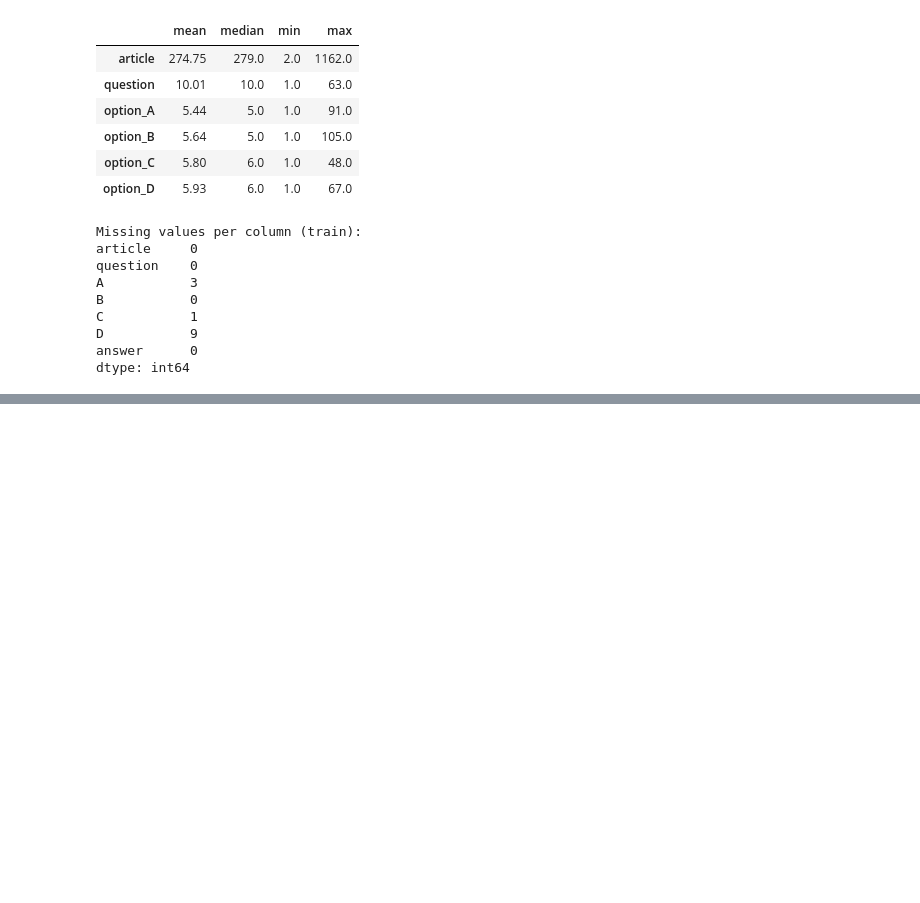
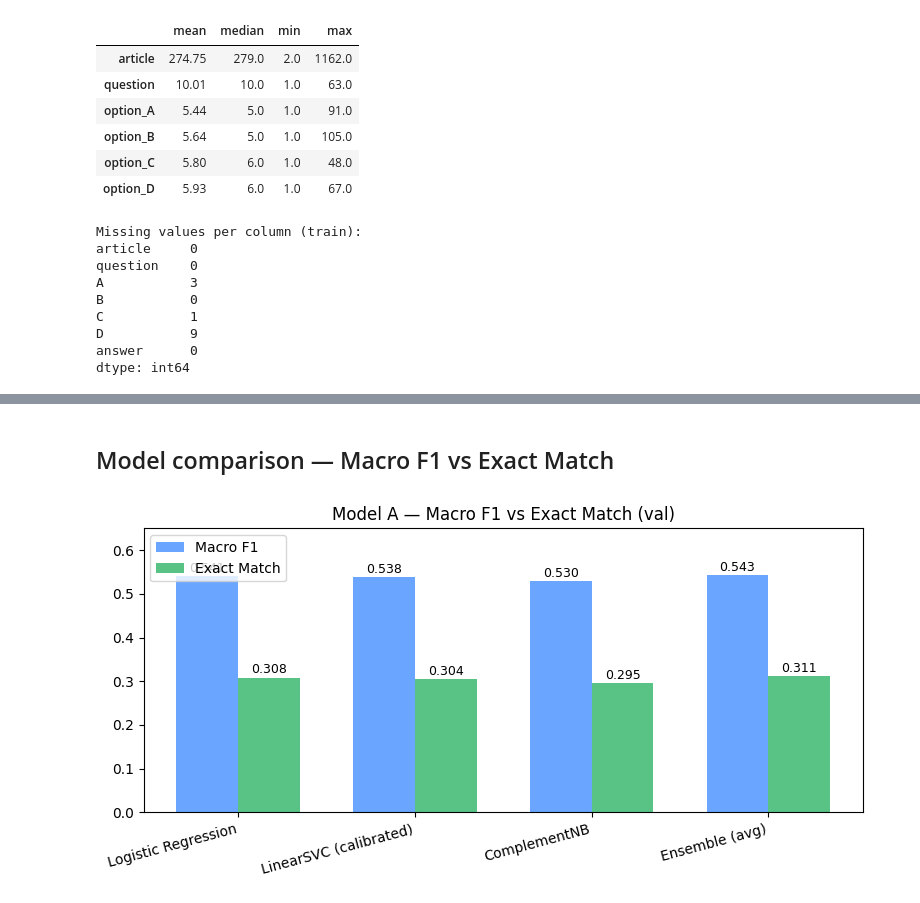
Before and after one commit to Hadeeed147/race-rc-project, a Jupyter notebook: notebooks/EDA.ipynb, the cells around one changed output, grey strips where cells are left out. Saved outputs shown, nothing was run; the diff lists cells and outputs as text; code cells hidden in the pictures; blank space fills up the shorter version.

```diff
--- a/notebooks/EDA.ipynb
+++ b/notebooks/EDA.ipynb
@@ -168,0 +211,20 @@ dtype: int64
+# %% [markdown]
+## Model comparison — Macro F1 vs Exact Match
+# %%
+fig, ax = plt.subplots(figsize=(8, 4))
+x = np.arange(len(metrics_df)); w = 0.35
+ax.bar(x - w/2, metrics_df['macro_f1'], w, label='Macro F1', color='#6aa6ff')
+ax.bar(x + w/2, metrics_df['exact_match'], w, label='Exact Match', color='#59c285')
+ax.set_xticks(x)
+ax.set_xticklabels(metrics_df['name'], rotation=15, ha='right')
+ax.set_ylim(0, 0.65)
+ax.legend(loc='upper left')
+ax.set_title('Model A — Macro F1 vs Exact Match (val)')
+for i, (f1, em) in enumerate(zip(metrics_df['macro_f1'], metrics_df['exact_match'])):
+    ax.text(i - w/2, f1 + 0.01, f'{f1:.3f}', ha='center', fontsize=9)
+    ax.text(i + w/2, em + 0.01, f'{em:.3f}', ha='center', fontsize=9)
+plt.tight_layout()
+plt.savefig(os.path.join(FIG_DIR, 'model_comparison.png'), dpi=140)
+plt.show()
+# %% [output]
+[figure, added]
```
Also changed, not shown: parts of 9 cells of this notebook, 57 other files.
